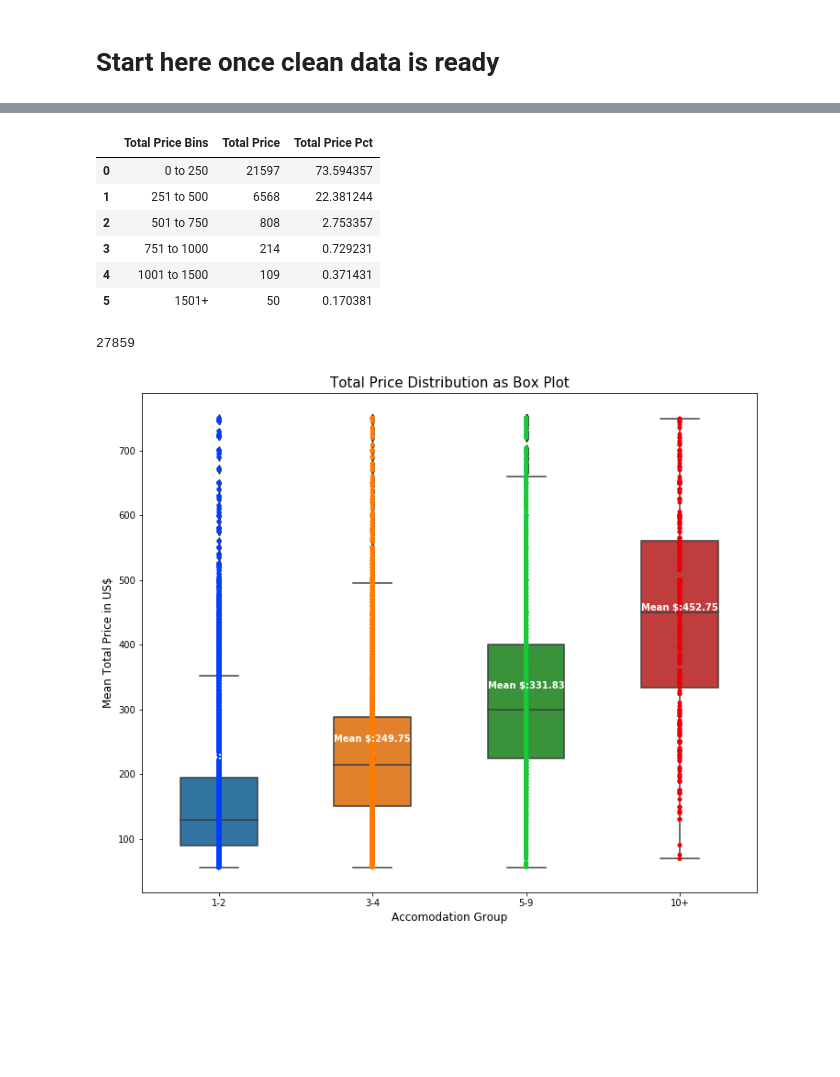
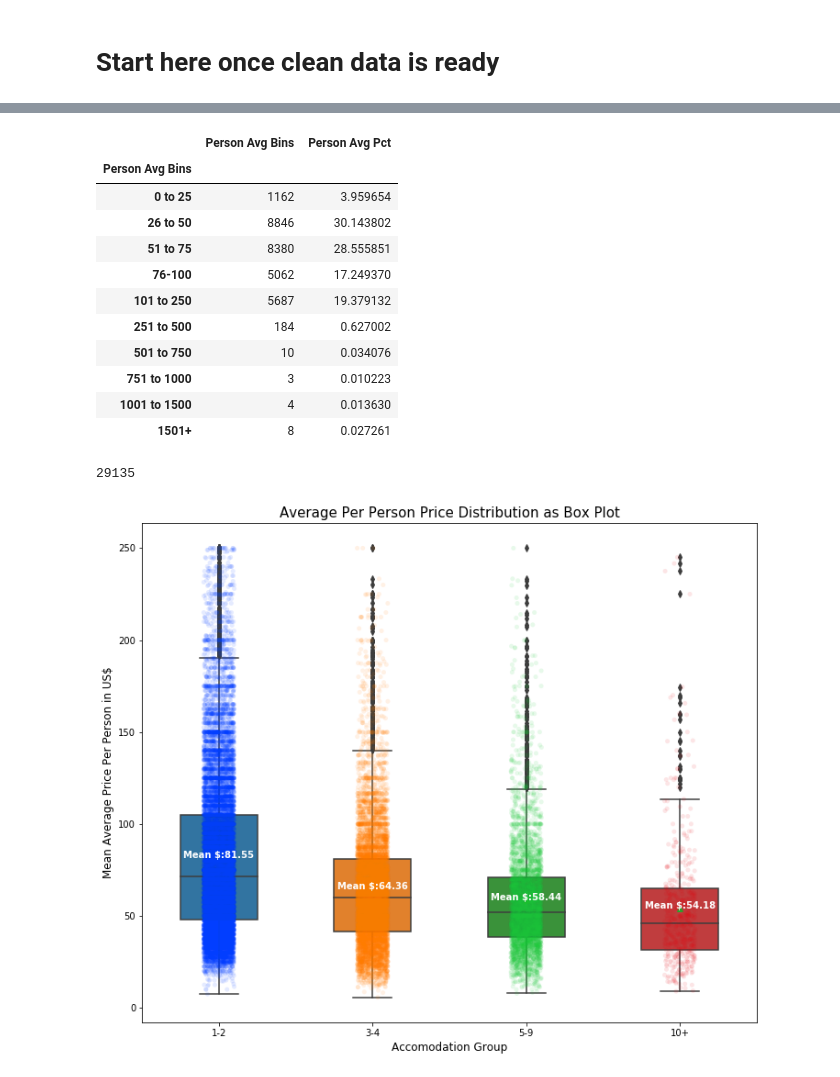
Before and after one commit to EstellaYu/Data_Visualization_Airbnb_Hotel, a Jupyter notebook: Notebooks/Data_Cleaning_MC.ipynb, the cells around one changed output, grey strips where cells are left out. Saved outputs shown, nothing was run; the diff lists cells and outputs as text; code cells hidden in the pictures; blank space fills up the shorter version.

Commit message:
Latest local version with per person avg plots

```diff
--- a/Notebooks/Data_Cleaning_MC.ipynb
+++ b/Notebooks/Data_Cleaning_MC.ipynb
@@ -409,5 +409,5 @@ clean_airbnb_prc.head()
 # %%
 #Compute Average by bins
-acco_avg_df = clean_airbnb_prc.groupby(by=['Room Type', 'Acco Bins'], as_index=False).aggregate({'Avg Per Person':'mean'})
+acco_avg_df = clean_airbnb_prc.groupby(by=['Room Type', 'Accomodation Groups'], as_index=False).aggregate({'Avg Per Person':'mean'})
 acco_avg_df
 # %% [output]
@@ -425,6 +425,6 @@ acco_avg_df
 | 10 | Shared room | 5-9 | 33.467687 |
 | 11 | Shared room | 10+ | 22.312500 |
 # %%
-acco_avg_df_pivot = acco_avg_df.pivot(index='Room Type', values='Avg Per Person', columns = 'Acco Bins')
+acco_avg_df_pivot = acco_avg_df.pivot(index='Room Type', values='Avg Per Person', columns = 'Accomodation Groups')
 acco_avg_df_pivot.head()
 # %% [output]
@@ -472,9 +474,10 @@ clean_airbnb_prc.to_csv("../Resources/Airbnb/Current_Listing/clean_airbnb_prc_bi
 # %%
-#Bin the Price per Person s [0-250, 500, 750, 1000, 1500, 2000+] for each Room Type
-totprc_bins = [0, 250, 500, 750, 1000, 1500, 12000]
+#Bin the Price per Person [0-25, 26-50, 51-75, 76-100, 101-250, 251-500, 501-750, 751-1000, 1001-1500, 1500+]
+avgprc_bins = [0, 25, 50, 75, 100, 250, 500, 750, 1000, 1500, 12000]
 # Create the names for the  bins
-tot_bkts = ["0 to 250", "251 to 500", "501 to 750", "751 to 1000", "1001 to 1500", "1501+"]
-clean_airbnb_prc['Total Price Bins'] = pd.cut(clean_airbnb_prc['Total Price'], totprc_bins, labels = tot_bkts )
+avg_bkts = ["0 to 25", "26 to 50", "51 to 75", "76-100", "101 to 250", "251 to 500",
+            "501 to 750", "751 to 1000", "1001 to 1500", "1501+"]
+clean_airbnb_prc['Person Avg Bins'] = pd.cut(clean_airbnb_prc['Avg Per Person'], avgprc_bins, labels = avg_bkts )
 clean_airbnb_prc.head()
 # %% [output]
 |  | ID | AirBnb Name | City | State | Zipcode | Latitude | Longitude | Property Type | Room Type | ... |
@@ -487,50 +490,57 @@ clean_airbnb_prc.head()
 # %%
 #Compute counts of price by bins
-price_avg_df = clean_airbnb_prc.groupby(by=['Total Price Bins'], as_index=False).aggregate({'Total Price':'count'})
-price_avg_df['Total Price Pct'] = 100*(price_avg_df['Total Price']/(price_avg_df['Total Price'].sum()))
+price_avg_df = clean_airbnb_prc.groupby(by=['Person Avg Bins']).aggregate({'Person Avg Bins':'count'})
+price_avg_df['Person Avg Pct'] = 100*(price_avg_df['Person Avg Bins']/(price_avg_df['Person Avg Bins'].sum()))
 price_avg_df
 # %% [output]
-|  | Total Price Bins | Total Price | Total Price Pct |
-| 0 | 0 to 250 | 21597 | 73.594357 |
-| 1 | 251 to 500 | 6568 | 22.381244 |
-| 2 | 501 to 750 | 808 | 2.753357 |
-| 3 | 751 to 1000 | 214 | 0.729231 |
-| 4 | 1001 to 1500 | 109 | 0.371431 |
-| 5 | 1501+ | 50 | 0.170381 |
+|  | Person Avg Bins | Person Avg Pct |
+| Person Avg Bins |  |  |
+| 0 to 25 | 1162 | 3.959654 |
+| 26 to 50 | 8846 | 30.143802 |
+| 51 to 75 | 8380 | 28.555851 |
+| 76-100 | 5062 | 17.249370 |
+| 101 to 250 | 5687 | 19.379132 |
+| 251 to 500 | 184 | 0.627002 |
+| 501 to 750 | 10 | 0.034076 |
+| 751 to 1000 | 3 | 0.010223 |
+| 1001 to 1500 | 4 | 0.013630 |
+| 1501+ | 8 | 0.027261 |
 # %%
 # Remove buckets above $750:
-clean_airbnb_prc_box = clean_airbnb_prc.loc[(clean_airbnb_prc['Total Price'] > 55) & (clean_airbnb_prc['Total Price'] < 751)]
+clean_airbnb_prc_box = clean_airbnb_prc.loc[(clean_airbnb_prc['Avg Per Person'] > 5) & (clean_airbnb_prc['Avg Per Person'] < 251)]
 
-clean_airbnb_prc_box['Total Price'].count()
+clean_airbnb_prc_box['Avg Per Person'].count()
 # %% [output]
-27859
+29135
 # %%
 # import seaborn
 import seaborn as sns
 
 # hue = 'Room Type'
-ax =sns.boxplot(y='Total Price', x='Acco Bins', data= clean_airbnb_prc_box, width=0.5,
+
+
+ax =sns.stripplot(y='Avg Per Person', x='Accomodation Groups',data= clean_airbnb_prc_box, jitter=True, palette = 'bright',
+                  color = 'blue', alpha = 0.1)
+
+ax =sns.boxplot(y='Avg Per Person', x='Accomodation Groups', data= clean_airbnb_prc_box, width=0.5,
                   showmeans=True)
 
-ax =sns.stripplot(y='Total Price', x='Acco Bins',data= clean_airbnb_prc_box, jitter=False, palette = 'bright',
-                  color = 'blue')
-
-plt.title('Total Price Distribution as Box Plot', fontsize=15)
+plt.title('Average Per Person Price Distribution as Box Plot', fontsize=15)
 plt.xlabel('Accomodation Group', fontsize= 12)
-plt.ylabel('Mean Total Price in US$', fontsize= 12)
+plt.ylabel('Mean Average Price Per Person in US$', fontsize= 12)
 
 
 # Calculate number of obs per group & median to position labels
-means = clean_airbnb_prc_box.groupby(['Room Type', 'Acco Bins'])['Total Price'].mean().values.round(2)
+means = clean_airbnb_prc_box.groupby(['Accomodation Groups'])['Avg Per Person'].mean().values.round(2)
 nobs = [str(x) for x in means.tolist()]
 nobs = ["Mean $:" + i for i in nobs]
 
 # Add it to the plot
 pos = range(len(nobs))
 for tick,label in zip(pos,ax.get_xticklabels()):
     ax.text(pos[tick], means[tick] + 0.03, nobs[tick],
     horizontalalignment='center', size='medium', color='w', weight='bold')
 
-plt.savefig("../Resources/Airbnb/Current_Listing/PriceDistributionBoxPlot.png")
+plt.savefig("../Resources/Airbnb/Current_Listing/AveragePriceDistBoxPlot.png")
 # %% [output]
-[figure, old version]
+[figure, new version]
```
Also changed, not shown: parts of 10 cells of this notebook.
